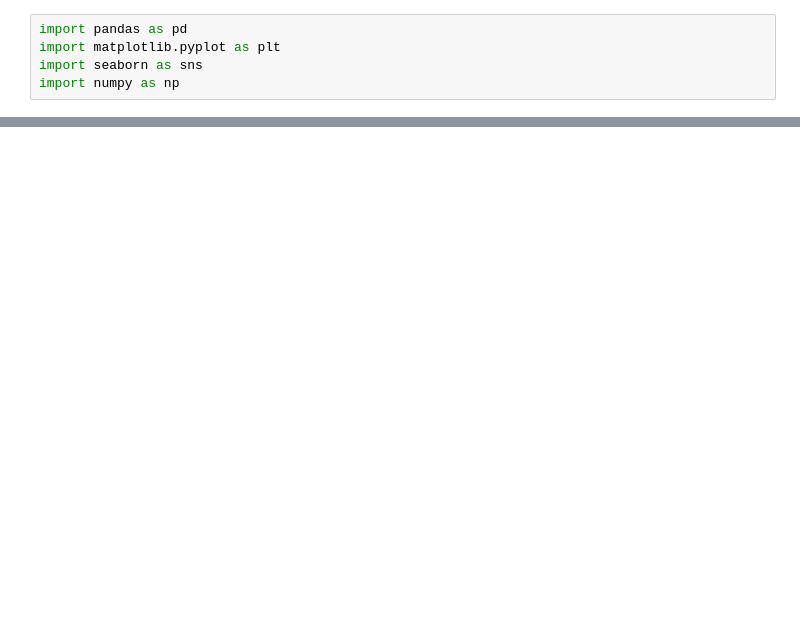
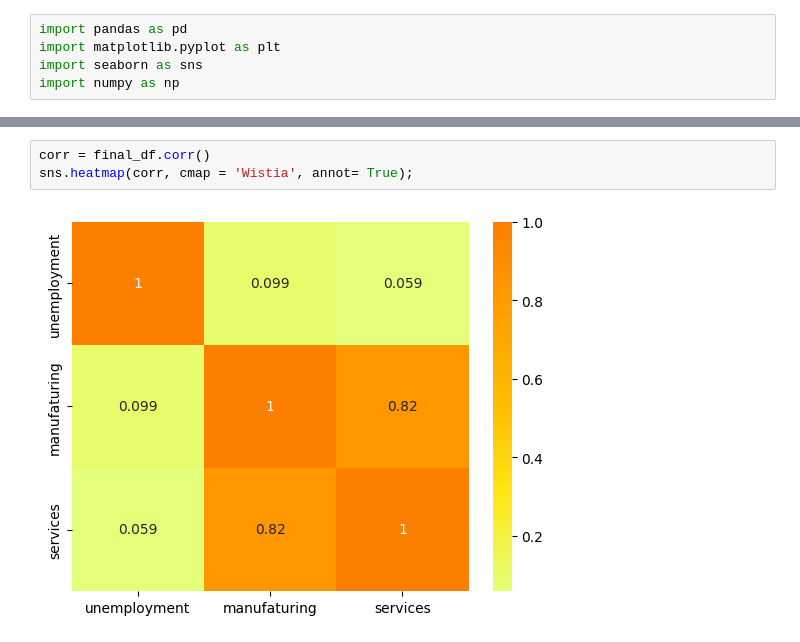
Before and after one commit to Suraj6E/RegressionAnalysis_USD, a Jupyter notebook: DataCleanUP.ipynb, the cells around one changed output, grey strips where cells are left out. Saved outputs shown, nothing was run; the diff lists cells and outputs as text; blank space fills up the shorter version.

```diff
--- a/DataCleanUP.ipynb
+++ b/DataCleanUP.ipynb
@@ -36,0 +43,5 @@ FileNotFoundError: File ./data/USD - Unemployment Rate.json.json does not exist
+# %%
+corr = final_df.corr()
+sns.heatmap(corr, cmap = 'Wistia', annot= True);
+# %% [output]
+[figure, added]
```
Also changed, not shown: parts of 17 cells of this notebook, 1 other file.
